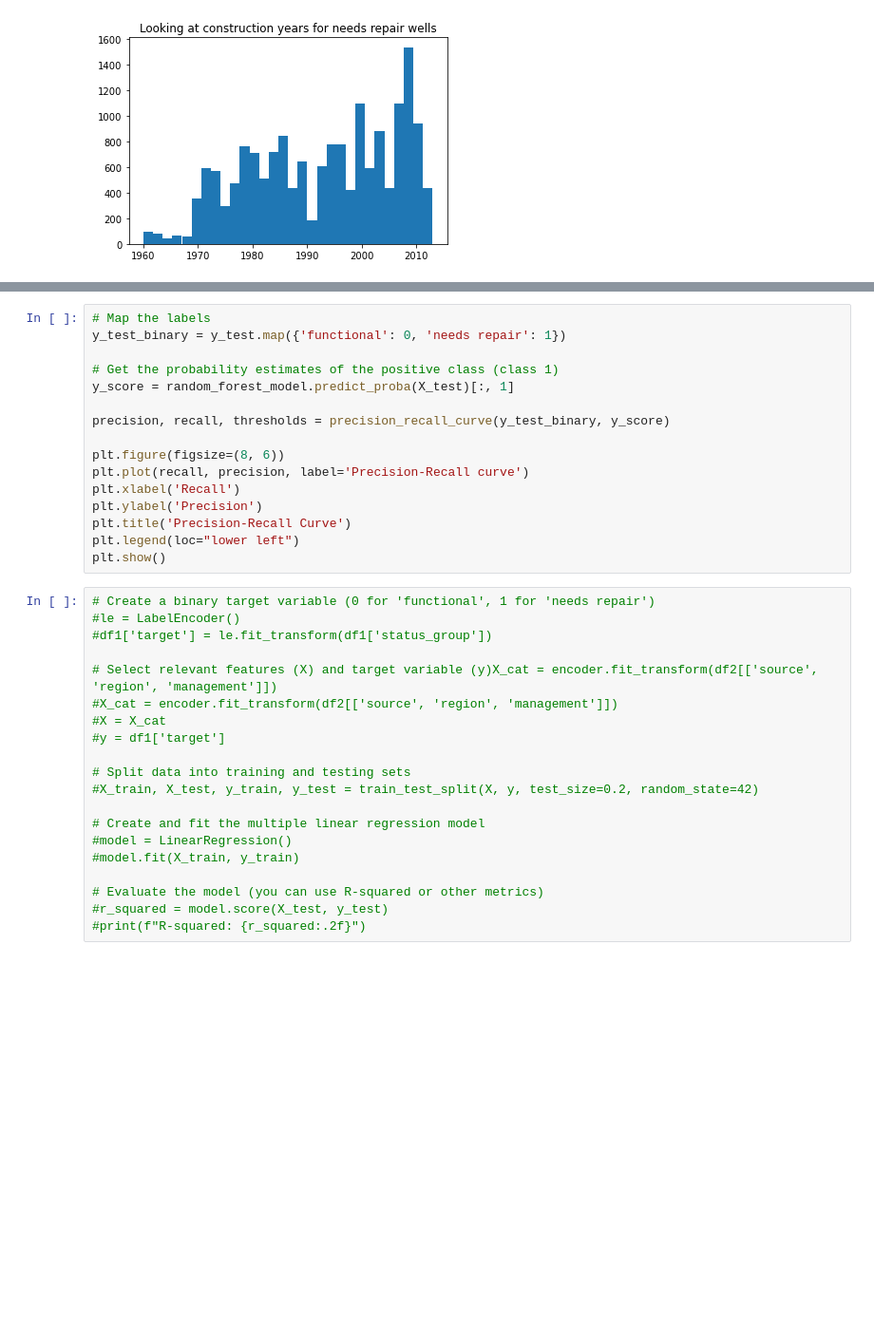
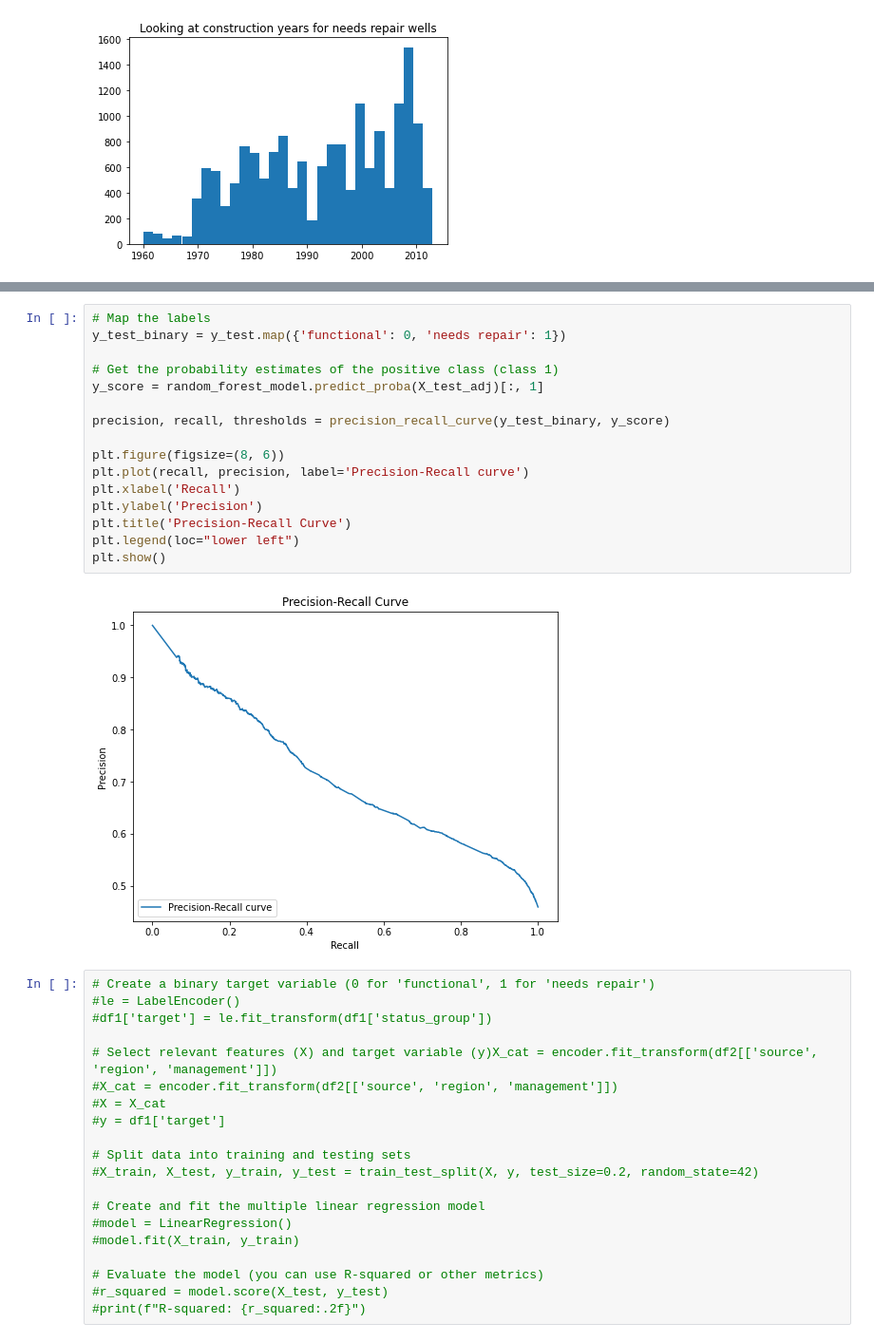
Before and after one commit to schoe4208/Tanzanian_NGO_Water_Wells_Predictor, a Jupyter notebook: water_well_predictor.ipynb, the cells around one changed output, grey strips where cells are left out. Shown: that part at 95% size. Drawn from its saved outputs; the diff is of its cells as text; blank space fills up the shorter version.

```diff
--- a/water_well_predictor.ipynb
+++ b/water_well_predictor.ipynb
@@ -435,19 +537,21 @@ plot_roc_curve(random_forest_model, X_train, y_train);
 # %%
 # Map the labels
 y_test_binary = y_test.map({'functional': 0, 'needs repair': 1})
 
 # Get the probability estimates of the positive class (class 1)
-y_score = random_forest_model.predict_proba(X_test)[:, 1]
+y_score = random_forest_model.predict_proba(X_test_adj)[:, 1]
 
 precision, recall, thresholds = precision_recall_curve(y_test_binary, y_score)
 
 plt.figure(figsize=(8, 6))
 plt.plot(recall, precision, label='Precision-Recall curve')
 plt.xlabel('Recall')
 plt.ylabel('Precision')
 plt.title('Precision-Recall Curve')
 plt.legend(loc="lower left")
 plt.show()
+# %% [output]
+[figure, added]
 # %%
 # Create a binary target variable (0 for 'functional', 1 for 'needs repair')
 #le = LabelEncoder()
```
Also changed, not shown: parts of 17 cells of this notebook.
